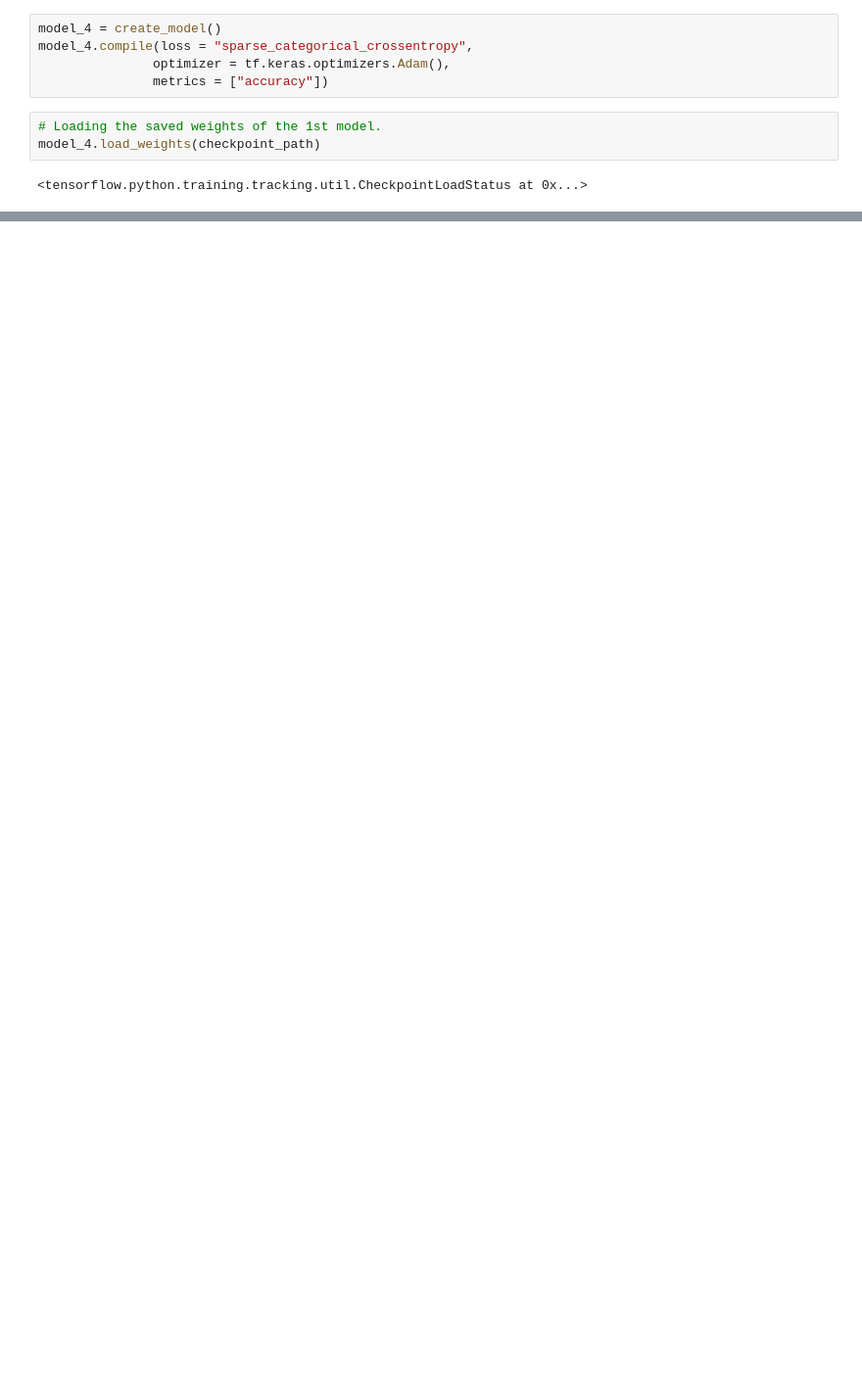
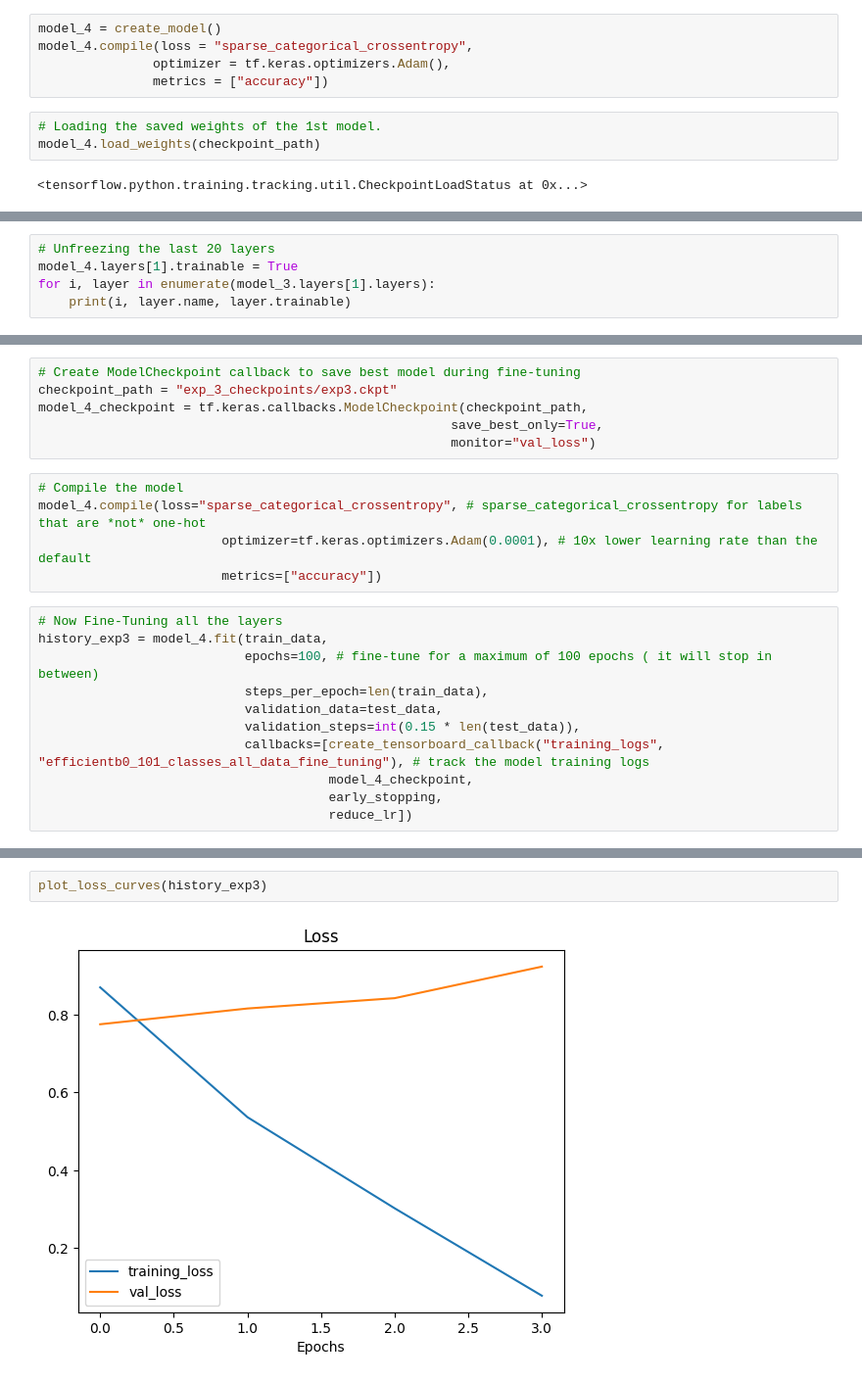
Before and after one commit to ManavKhambhayata/CuisineCode101, a Jupyter notebook: CuisineCode101.ipynb, the cells around one changed output, grey strips where cells are left out. Shown at 98% size. Saved outputs shown, nothing was run; the diff lists cells and outputs as text; blank space fills up the shorter version.

```diff
--- a/CuisineCode101.ipynb
+++ b/CuisineCode101.ipynb
@@ -647,0 +658,5 @@ model_4.evaluate(test_dat)
+# %%
+# Unfreezing the last 20 layers
+model_4.layers[1].trainable = True
+for i, layer in enumerate(model_3.layers[1].layers):
+    print(i, layer.name, layer.trainable)
@@ -647,0 +681,22 @@ model_4.evaluate(test_dat)
+# %%
+# Create ModelCheckpoint callback to save best model during fine-tuning
+checkpoint_path = "exp_3_checkpoints/exp3.ckpt"
+model_4_checkpoint = tf.keras.callbacks.ModelCheckpoint(checkpoint_path,
+                                                      save_best_only=True,
+                                                      monitor="val_loss")
+# %%
+# Compile the model
+model_4.compile(loss="sparse_categorical_crossentropy", # sparse_categorical_crossentropy for labels that are *not* one-hot
+                        optimizer=tf.keras.optimizers.Adam(0.0001), # 10x lower learning rate than the default
+                        metrics=["accuracy"])
+# %%
+# Now Fine-Tuning all the layers
+history_exp3 = model_4.fit(train_data,
+                           epochs=100, # fine-tune for a maximum of 100 epochs ( it will stop in between)
+                           steps_per_epoch=len(train_data),
+                           validation_data=test_data,
+                           validation_steps=int(0.15 * len(test_data)),
+                           callbacks=[create_tensorboard_callback("training_logs", "efficientb0_101_classes_all_data_fine_tuning"), # track the model training logs
+                                      model_4_checkpoint,
+                                      early_stopping,
+                                      reduce_lr])
@@ -647,0 +721,4 @@ model_4.evaluate(test_dat)
+# %%
+plot_loss_curves(history_exp3)
+# %% [output]
+[figure, added]
```
Also changed, not shown: parts of 10 cells of this notebook, 6 other files.
